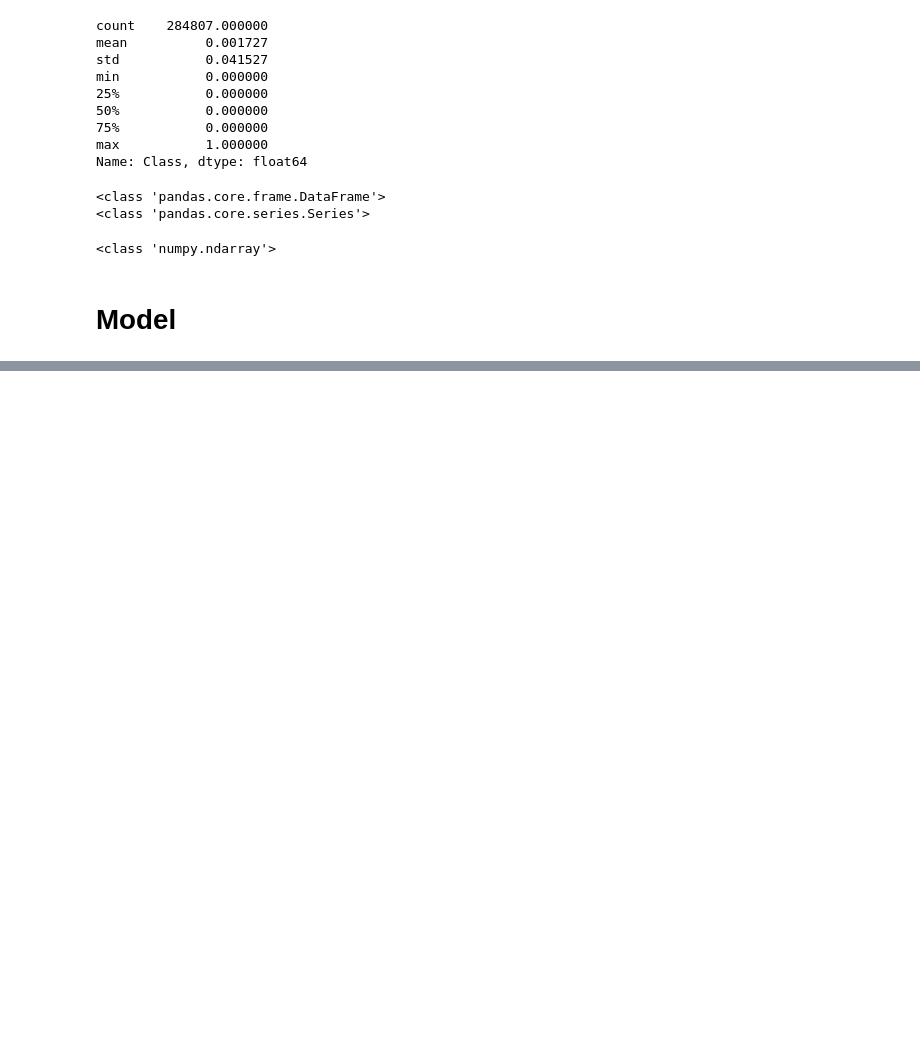
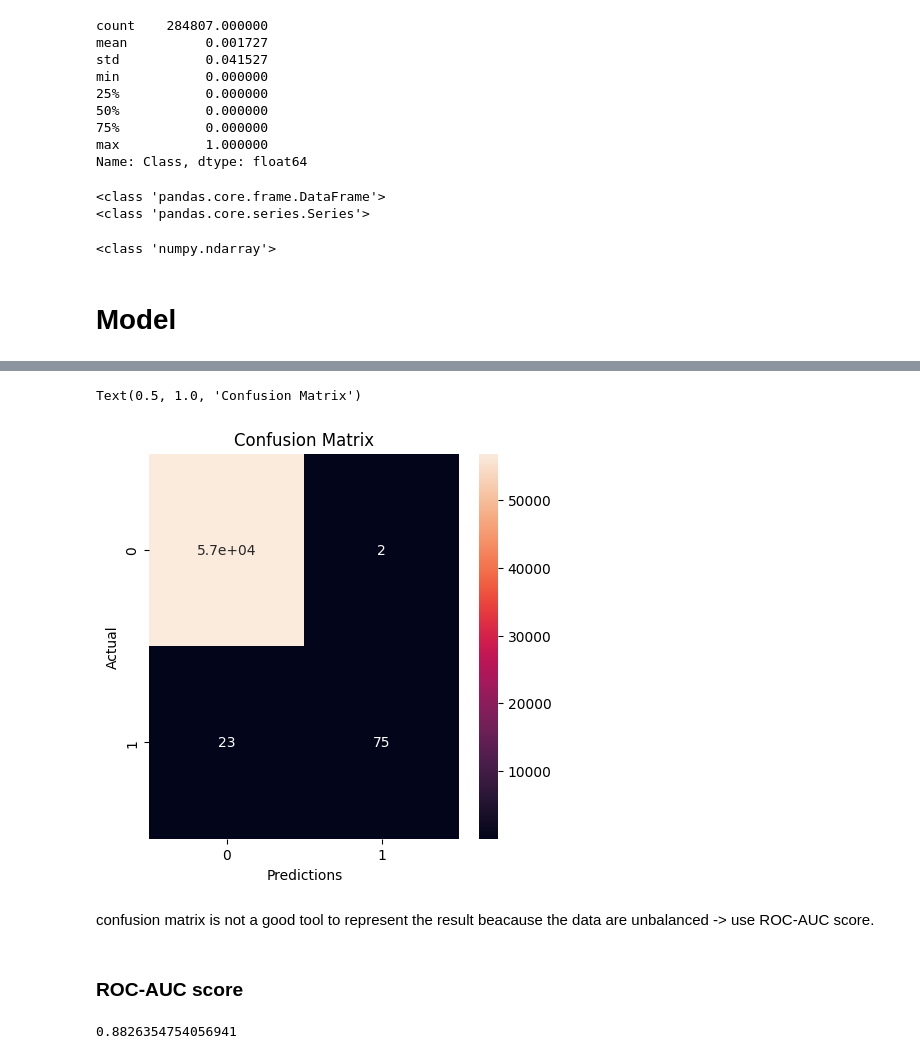
Before and after one commit to gavanp/credit_card_fraud_detection, a Jupyter notebook: Credit_Card_Fraud_Detection.ipynb, the cells around one changed output, grey strips where cells are left out. Cells and saved outputs as stored; diff of their text form; code cells hidden in the pictures; blank space fills up the shorter version.

```diff
--- a/Credit_Card_Fraud_Detection.ipynb
+++ b/Credit_Card_Fraud_Detection.ipynb
@@ -218,0 +282,2 @@ print(type(X_train_scaled))
+# %%
+pred = clf.predict(X_test)
@@ -218,0 +316,18 @@ print(type(X_train_scaled))
+# %%
+confusion_matrix = pd.crosstab(y_test.values, pred, rownames=['Actual'], colnames=['Predictions'])
+#confusion_matrix
+
+fig, ax = plt.subplots(1,1, figsize=(5,5))
+ax = sns.heatmap(confusion_matrix, annot=True)
+ax.set_title('Confusion Matrix')
+# %% [output]
+Text(0.5, 1.0, 'Confusion Matrix')
+[figure, added]
+# %% [markdown]
+confusion matrix is not a good tool to represent the result beacause the data are unbalanced -> use ROC-AUC score.
+# %% [markdown]
+### ROC-AUC score
+# %%
+roc_auc_score(y_test.values, pred)
+# %% [output]
+0.8826354754056941
```
Also changed, not shown: parts of 12 cells of this notebook.
